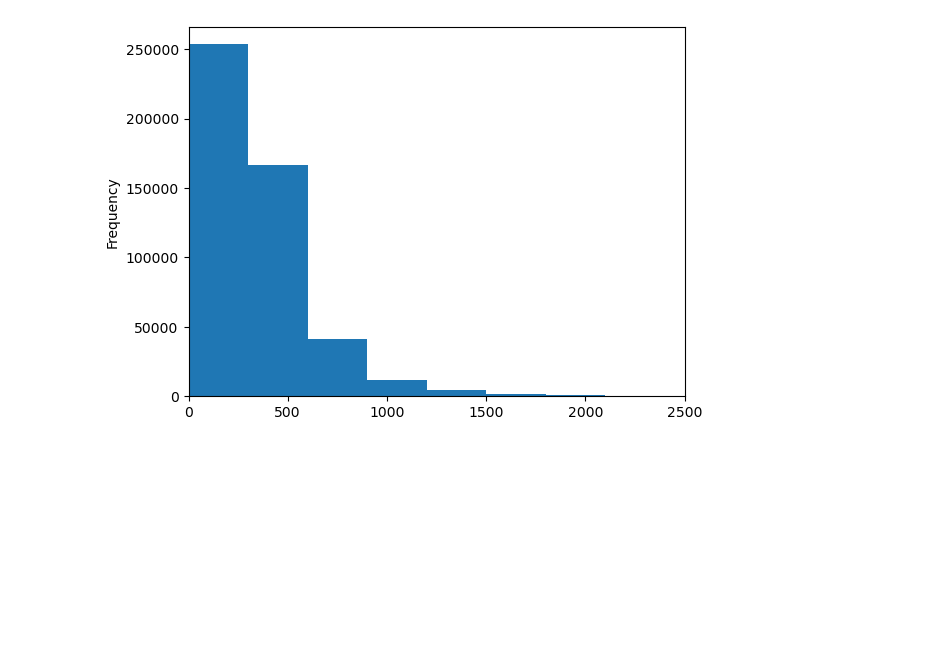
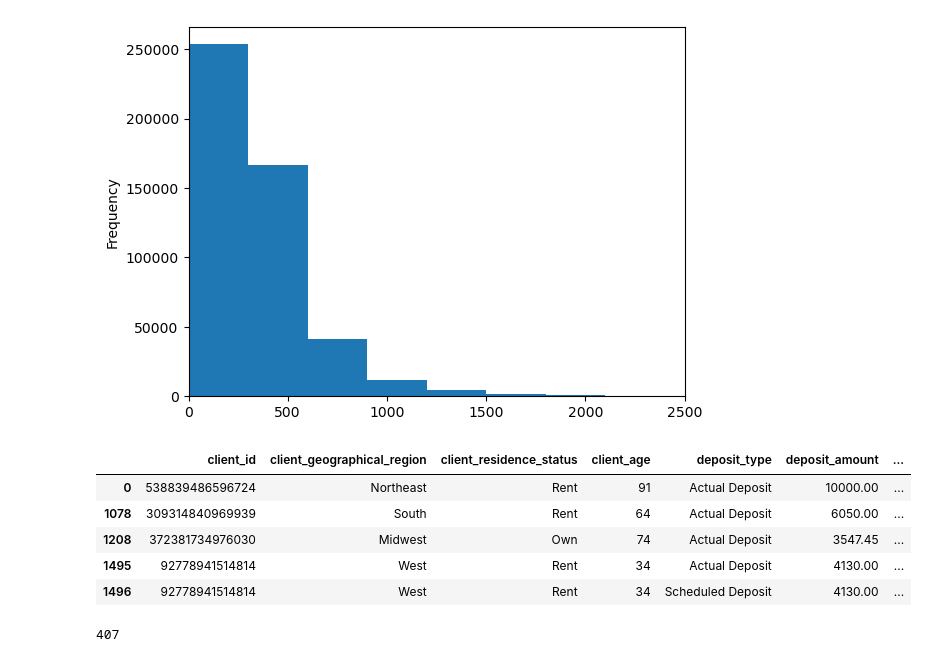
Before and after one commit to AvatarJoshi/marketing_campaign_analysis, a Jupyter notebook: marketing_analysis.ipynb, the cells around one changed output. Cells and saved outputs as stored; diff of their text form; code cells hidden in the pictures; blank space fills up the shorter version.

```diff
--- a/marketing_analysis.ipynb
+++ b/marketing_analysis.ipynb
@@ -81,3 +114,19 @@ df['deposit_amount'].plot.hist(bins=100, xlim=(0, 2500))
 # %% [output]
 <AxesSubplot:ylabel='Frequency'>
 [figure]
+# %%
+# Show columns that have depost_amount > 2500
+large_deposits_df = df[df['deposit_amount'] > 2500]
+large_deposits_df.head()
+# %% [output]
+|  | client_id | client_geographical_region | client_residence_status | client_age | deposit_type | deposit_amount | ... |
+| 0 | 538839486596724 | Northeast | Rent | 91 | Actual Deposit | 10000.00 | ... |
+| 1078 | 309314840969939 | South | Rent | 64 | Actual Deposit | 6050.00 | ... |
+| 1208 | 372381734976030 | Midwest | Own | 74 | Actual Deposit | 3547.45 | ... |
+| 1495 | 92778941514814 | West | Rent | 34 | Actual Deposit | 4130.00 | ... |
+| 1496 | 92778941514814 | West | Rent | 34 | Scheduled Deposit | 4130.00 | ... |
+# %%
+# Show the number of clients that made a deposit > 2500
+large_deposits_df.client_id.nunique()
+# %% [output]
+407
```
Also changed, not shown: parts of 4 cells of this notebook.
